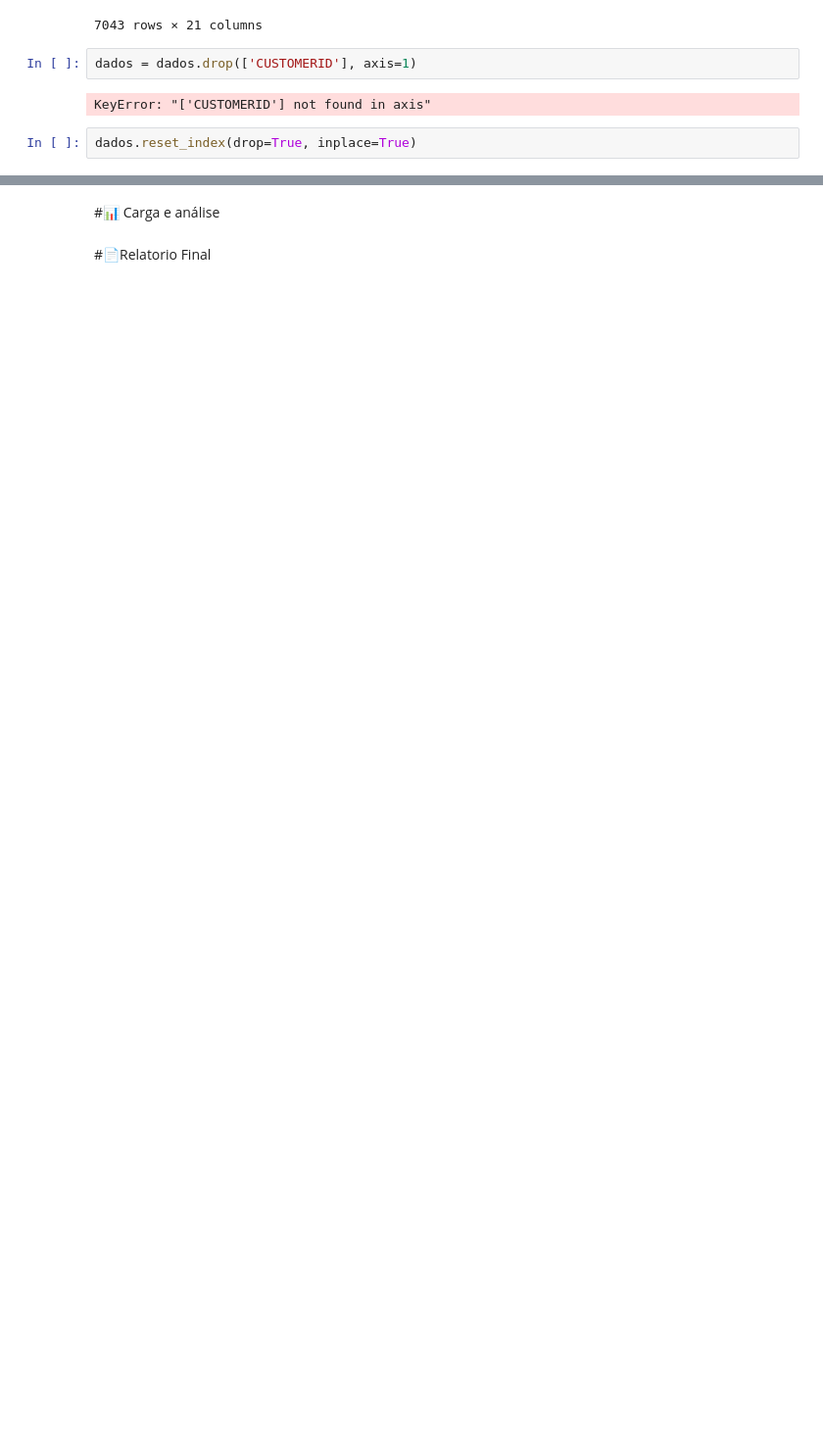
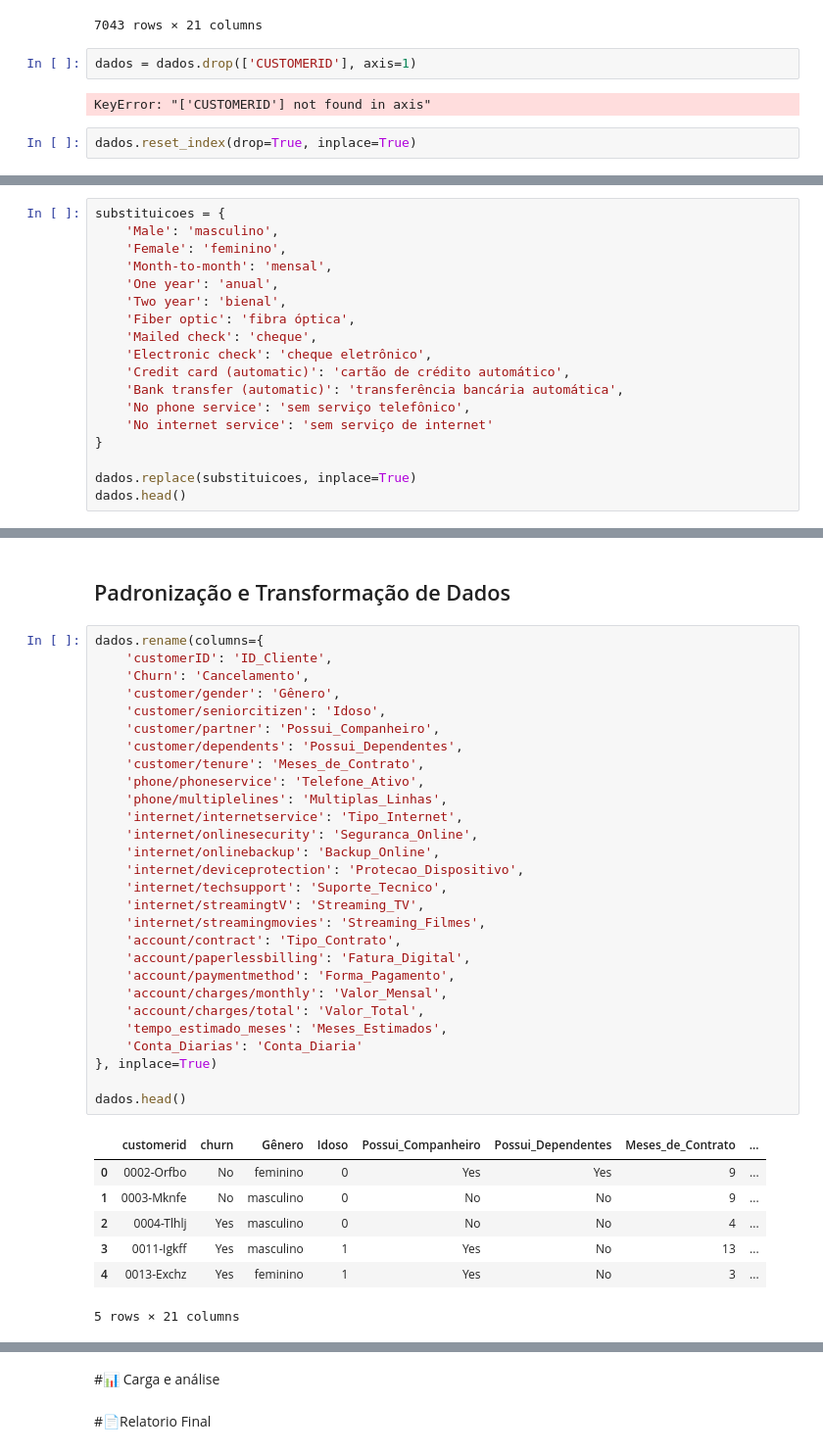
Before and after one commit to isadoramelo95/Challenge_Telecomx, a Jupyter notebook: TelecomX_BR.ipynb, the cells around one changed output, grey strips where cells are left out. Shown: that part at 98% size. Cells and saved outputs as stored; diff of their text form; blank space fills up the shorter version.

```diff
--- a/TelecomX_BR.ipynb
+++ b/TelecomX_BR.ipynb
@@ -261,0 +263,18 @@ dados_normalizados.head(10)
+# %%
+substituicoes = {
+    'Male': 'masculino',
+    'Female': 'feminino',
+    'Month-to-month': 'mensal',
+    'One year': 'anual',
+    'Two year': 'bienal',
+    'Fiber optic': 'fibra óptica',
+    'Mailed check': 'cheque',
+    'Electronic check': 'cheque eletrônico',
+    'Credit card (automatic)': 'cartão de crédito automático',
+    'Bank transfer (automatic)': 'transferência bancária automática',
+    'No phone service': 'sem serviço telefônico',
+    'No internet service': 'sem serviço de internet'
+}
+
+dados.replace(substituicoes, inplace=True)
+dados.head()
@@ -261,0 +289,38 @@ dados_normalizados.head(10)
+# %% [markdown]
+## Padronização e Transformação de Dados
+# %%
+dados.rename(columns={
+    'customerID': 'ID_Cliente',
+    'Churn': 'Cancelamento',
+    'customer/gender': 'Gênero',
+    'customer/seniorcitizen': 'Idoso',
+    'customer/partner': 'Possui_Companheiro',
+    'customer/dependents': 'Possui_Dependentes',
+    'customer/tenure': 'Meses_de_Contrato',
+    'phone/phoneservice': 'Telefone_Ativo',
+    'phone/multiplelines': 'Multiplas_Linhas',
+    'internet/internetservice': 'Tipo_Internet',
+    'internet/onlinesecurity': 'Seguranca_Online',
+    'internet/onlinebackup': 'Backup_Online',
+    'internet/deviceprotection': 'Protecao_Dispositivo',
+    'internet/techsupport': 'Suporte_Tecnico',
+    'internet/streamingtV': 'Streaming_TV',
+    'internet/streamingmovies': 'Streaming_Filmes',
+    'account/contract': 'Tipo_Contrato',
+    'account/paperlessbilling': 'Fatura_Digital',
+    'account/paymentmethod': 'Forma_Pagamento',
+    'account/charges/monthly': 'Valor_Mensal',
+    'account/charges/total': 'Valor_Total',
+    'tempo_estimado_meses': 'Meses_Estimados',
+    'Conta_Diarias': 'Conta_Diaria'
+}, inplace=True)
+
+dados.head()
+# %% [output]
+|  | customerid | churn | Gênero | Idoso | Possui_Companheiro | Possui_Dependentes | Meses_de_Contrato | ... |
+| 0 | 0002-Orfbo | No | feminino | 0 | Yes | Yes | 9 | ... |
+| 1 | 0003-Mknfe | No | masculino | 0 | No | No | 9 | ... |
+| 2 | 0004-Tlhlj | Yes | masculino | 0 | No | No | 4 | ... |
+| 3 | 0011-Igkff | Yes | masculino | 1 | Yes | No | 13 | ... |
+| 4 | 0013-Exchz | Yes | feminino | 1 | Yes | No | 3 | ... |
+5 rows × 21 columns
```
Also changed, not shown: parts of 12 cells of this notebook.
